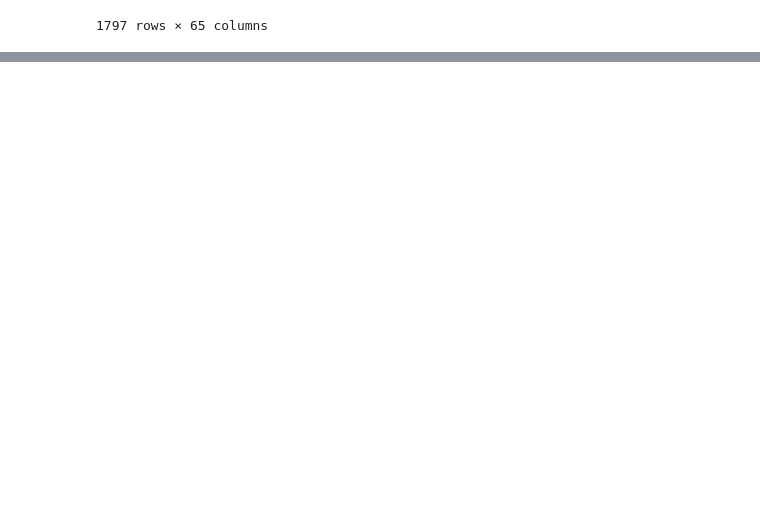
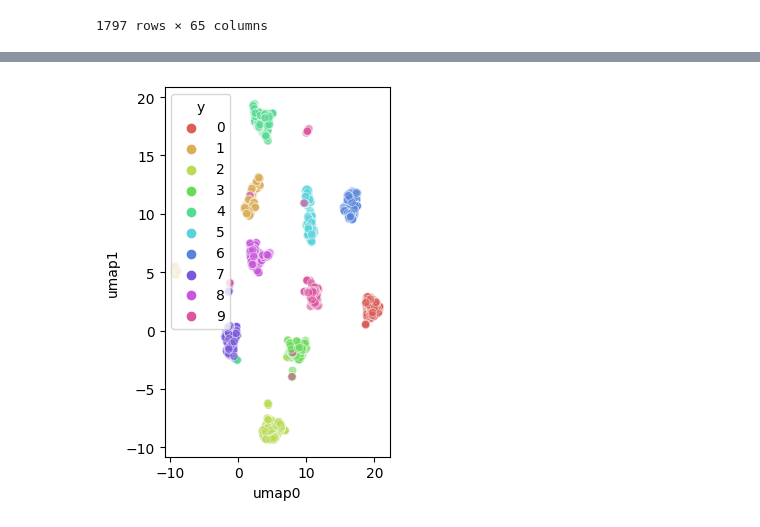
Before and after one commit to ImGilbes/data-visualization, a Jupyter notebook: dim_red_examples.ipynb, the cells around one changed output, grey strips where cells are left out. Saved outputs shown, nothing was run; the diff lists cells and outputs as text; code cells hidden in the pictures; blank space fills up the shorter version.

```diff
--- a/dim_red_examples.ipynb
+++ b/dim_red_examples.ipynb
@@ -91,0 +90,22 @@ plt.show()
+# %%
+embedding = umap.UMAP(n_neighbors=5, random_state=42).fit(df_data).transform(df_data)
+df['umap0'] = embedding[:,0]
+df['umap1'] = embedding[:,1]
+
+plt.figure(figsize=(8, 4))
+
+ax1 = plt.subplot(1, 2, 1)
+sns.scatterplot(
+    x="umap0", y="umap1",
+    hue="y",
+    palette=sns.color_palette("hls", 10),
+    data=df,
+    legend="full",
+    alpha=0.6,
+    ax=ax1
+)
+
+
+plt.show()
+# %% [output]
+[figure, added]
```
Also changed, not shown: parts of 3 cells of this notebook, 2 other files.
